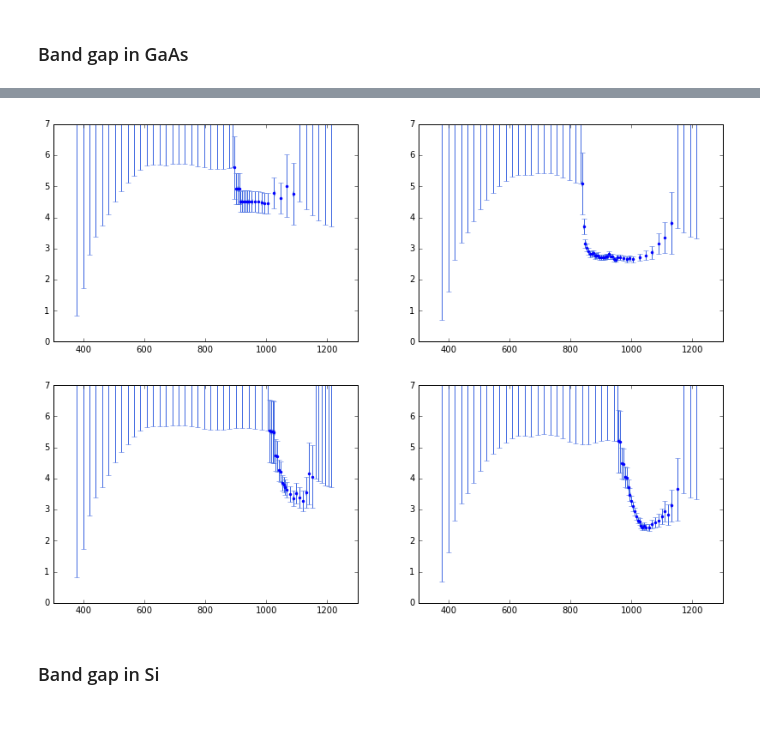
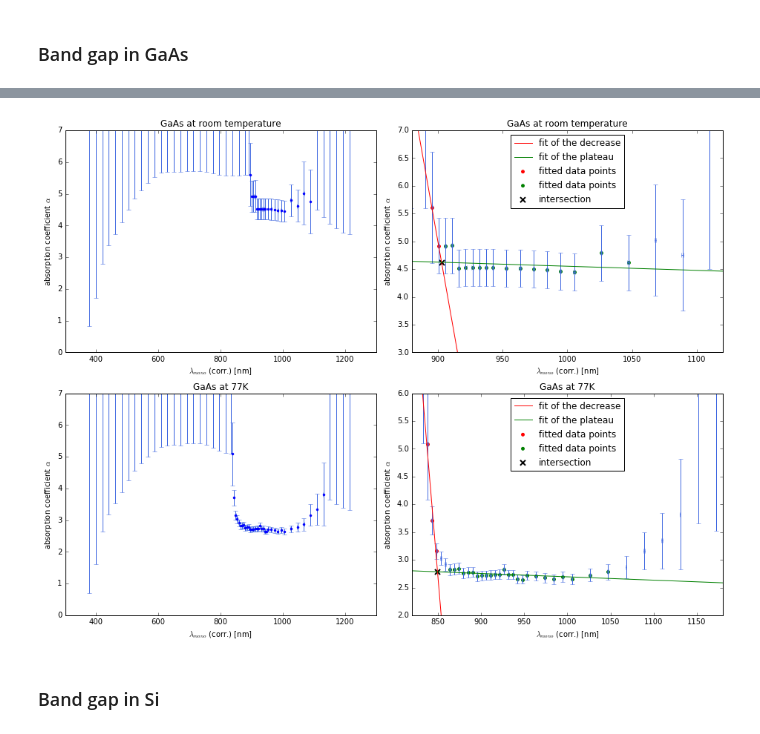
Before and after one commit to NlKLas/PyRePo, a Jupyter notebook: V44/V44.ipynb, the cells around one changed output, grey strips where cells are left out. Drawn from its saved outputs; the diff is of its cells as text; code cells hidden in the pictures.

```diff
--- a/V44/V44.ipynb
+++ b/V44/V44.ipynb
@@ -266,2 +266,4 @@ ax.set_ylabel('intensity [mV]')
+# %%
+per = [[0.3, 0.7, 0], [0, 0.3, 0.7]]
 # %% [markdown]
 ### Band gap in GaAs
@@ -273,45 +320,67 @@ ax.set_ylabel('intensity [mV]')
 # %%
-fig,ax = plt.subplots(2, 2, figsize=(14,10))
+fig,ax = plt.subplots(2, 2, figsize=(13,10))
 
-y = α([ max(10**-3, U_ga[0][i]) for i in range(len(U_ga[0])) ], U_lamp(mono_ga[0], [0.3,0.7,0]))
+y = α([ max(10**-3, U_ga[0][i]) for i in range(len(U_ga[0])) ], U_lamp(mono_ga[0], per[0]))
 
-yerr = [α(10**-3, U_lamp(mono_ga[0][i], [0.3,0.7,0])) - α(1, U_lamp(mono_ga[0][i], [0.3,0.7,0]))
+yerr = [α(10**-3, U_lamp(mono_ga[0][i], per[0])) - α(1, U_lamp(mono_ga[0][i], per[0]))
         if 10**-3 > U_ga[0][i]
-        else Δα(U_ga[0][i], ΔU, U_lamp(mono_ga[0][i], [0.3,0.7,0]), ΔU)
+        else Δα(U_ga[0][i], ΔU, U_lamp(mono_ga[0][i], per[0]), ΔU)
         for i in range(len(U_ga[0]))]
 
-ax[0][0].errorbar(λ_corr(mono_ga[0]), y, xerr = Δλ_corr(Δmono), yerr=yerr, color='b', ecolor='royalblue', fmt='.')
+ax[0][0].errorbar(λ_corr(mono_ga[0]), y, xerr = Δλ_corr(mono_ga[0]), yerr=yerr, color='b', ecolor='royalblue', fmt='.')
 ax[0][0].set_ylim(0,7)
+ax[0][0].set_xlabel('$\lambda_{mono}$ (corr.) [nm]')
+ax[0][0].set_ylabel(r'absorption coefficient $\alpha$')
+ax[0][0].set_title('GaAs at room temperature')
 
-y = α([ max(10**-3, U_ga[1][i]) for i in range(len(U_ga[1])) ], U_lamp(mono_ga[1], [0,0.3,0.7]))
+x = np.linspace(860,1120,20)
+ax[0][1].errorbar(λ_corr(mono_ga[0]), y, xerr = Δλ_corr(mono_ga[0]), yerr=yerr, color='b', ecolor='royalblue',
+                  fmt='none')
+ax[0][1].scatter(λ_corr(mono_ga[0][bor_ga[0][0][0]:bor_ga[0][0][1]]), y[bor_ga[0][0][0]:bor_ga[0][0][1]],
+                edgecolor='r', c='r', s=15, label='fitted data points')
+ax[0][1].plot(x, lin(x, *opt_ga[0][0]), c='r', label='fit of the decrease')
+ax[0][1].scatter(λ_corr(mono_ga[0][bor_ga[0][1][0]:bor_ga[0][1][1]]), y[bor_ga[0][1][0]:bor_ga[0][1][1]],
+                edgecolor='g', c='g', s=15, label='fitted data points')
+ax[0][1].plot(x, lin(x, *opt_ga[0][1]), c='g', label='fit of the plateau')
+ax[0][1].set_ylim(3,7)
+ax[0][1].set_xlim(880,1120)
+ax[0][1].scatter(xintercept1, yintercept1, marker='x', c='k', s=50, lw=2, label='intersection')
+ax[0][1].set_xlabel('$\lambda_{mono}$ (corr.) [nm]')
+ax[0][1].set_ylabel(r'absorption coefficient $\alpha$')
+ax[0][1].legend(loc=0)
+ax[0][1].set_title('GaAs at room temperature')
 
-yerr = [α(10**-3, U_lamp(mono_ga[1][i], [0,0.3,0.7])) - α(1, U_lamp(mono_ga[1][i], [0,0.3,0.7]))
+
+y = α([ max(10**-3, U_ga[1][i]) for i in range(len(U_ga[1])) ], U_lamp(mono_ga[1], per[1]))
+
+yerr = [α(10**-3, U_lamp(mono_ga[1][i], per[1])) - α(1, U_lamp(mono_ga[1][i], per[1]))
         if 10**-3 > U_ga[1][i]
-        else Δα(U_ga[1][i], ΔU, U_lamp(mono_ga[1][i], [0,0.3,0.7]), ΔU)
+        else Δα(U_ga[1][i], ΔU, U_lamp(mono_ga[1][i], per[1]), ΔU)
         for i in range(len(U_ga[1]))]
 
-ax[0][1].errorbar(λ_corr(mono_ga[1]), y, xerr = Δλ_corr(Δmono), yerr=yerr, color='b', ecolor='royalblue', fmt='.')
-ax[0][1].set_ylim(0,7)
+ax[1][0].errorbar(λ_corr(mono_ga[1]), y, xerr = Δλ_corr(mono_ga[1]), yerr=yerr, color='b', ecolor='royalblue', fmt='.')
+ax[1][0].set_ylim(0,7)
+ax[1][0].set_xlabel('$\lambda_{mono}$ (corr.) [nm]')
+ax[1][0].set_ylabel(r'absorption coefficient $\alpha$')
+ax[1][0].set_title('GaAs at 77K')
 
 
-
-y = α([ max(10**-3, U_si[0][i]) for i in range(len(U_si[0])) ], U_lamp(mono_si[0], [0.3,0.7,0]))
-
-yerr = [α(10**-3, U_lamp(mono_si[0][i], [0.3,0.7,0])) - α(1, U_lamp(mono_si[0][i], [0.3,0.7,0]))
-        if 10**-3 > U_si[0][i]
-        else Δα(U_si[0][i], ΔU, U_lamp(mono_si[0][i], [0.3,0.7,0]), ΔU)
-        for i in range(len(U_si[0]))]
-
-ax[1][0].errorbar(λ_corr(mono_si[0]), y, xerr = Δλ_corr(Δmono), yerr=yerr, color='b', ecolor='royalblue', fmt='.')
-ax[1][0].set_ylim(0,7)
-
-y = α([ max(10**-3, U_si[1][i]) for i in range(len(U_si[1])) ], U_lamp(mono_si[1], [0,0.3,0.7]))
-
-yerr = [α(10**-3, U_lamp(mono_si[1][i], [0,0.3,0.7])) - α(1, U_lamp(mono_si[1][i], [0,0.3,0.7]))
-        if 10**-3 > U_si[1][i]
-        else Δα(U_si[1][i], ΔU, U_lamp(mono_si[1][i], [0,0.3,0.7]), ΔU)
-        for i in range(len(U_si[1]))]
-
-ax[1][1].errorbar(λ_corr(mono_si[1]), y, xerr = Δλ_corr(Δmono), yerr=yerr, color='b', ecolor='royalblue', fmt='.')
-ax[1][1].set_ylim(0,7)
+x = np.linspace(820,1180,20)
+ax[1][1].errorbar(λ_corr(mono_ga[1]), y, xerr = Δλ_corr(mono_ga[1]), yerr=yerr, color='b', ecolor='royalblue',
+                  fmt='none')
+ax[1][1].scatter(λ_corr(mono_ga[1][bor_ga[1][0][0]:bor_ga[1][0][1]]), y[bor_ga[1][0][0]:bor_ga[1][0][1]],
+                edgecolor='r', c='r', s=15, label='fitted data points')
+ax[1][1].plot(x, lin(x, *opt_ga[1][0]), c='r', label='fit of the decrease')
+ax[1][1].scatter(λ_corr(mono_ga[1][bor_ga[1][1][0]:bor_ga[1][1][1]]), y[bor_ga[1][1][0]:bor_ga[1][1][1]],
+                 edgecolor='g', c='g', s=15, label='fitted data points')
+ax[1][1].plot(x, lin(x, *opt_ga[1][1]), c='g', label='fit of the plateau')
+ax[1][1].set_ylim(2,6)
+ax[1][1].set_xlim(820,1180)
+ax[1][1].scatter(xintercept2, yintercept2, marker='x', c='k', s=50, lw=2, label='intersection')
+ax[1][1].set_xlabel('$\lambda_{mono}$ (corr.) [nm]')
+ax[1][1].set_ylabel(r'absorption coefficient $\alpha$')
+ax[1][1].legend(loc=0)
+ax[1][1].set_title('GaAs at 77K')
+fig.tight_layout()
+#fig.savefig('GaAs.pdf')
 # %% [output]
@@ -319,3 +387,3 @@ ax[1][1].set_ylim(0,7)
-[figure, old version]
+[figure, new version]
 # %% [markdown]
 ### Band gap in Si
```
Also changed, not shown: parts of 5 cells of this notebook, 2 other files.
